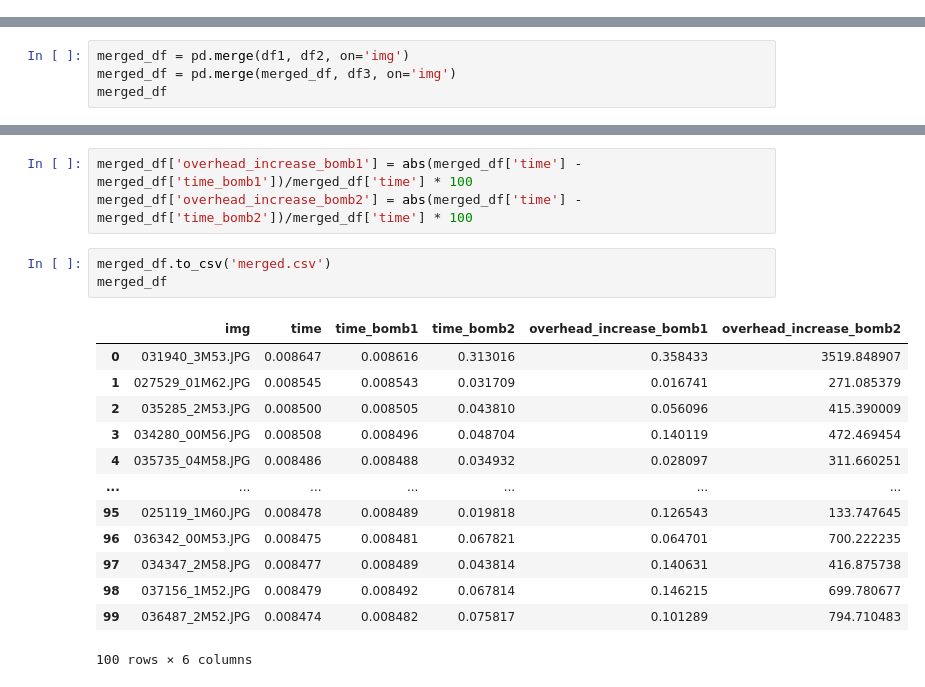
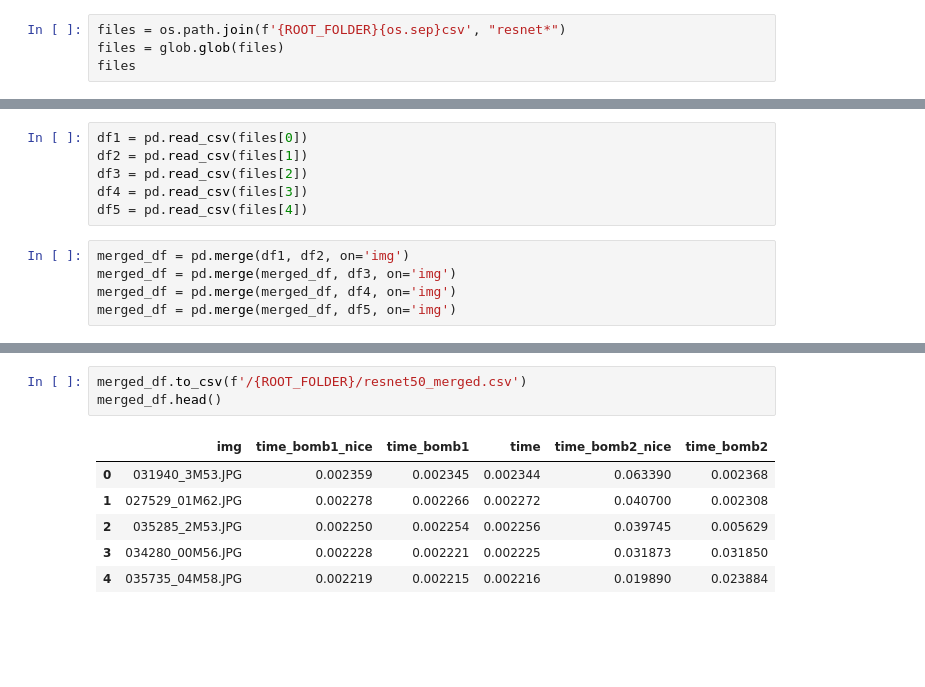
Before and after one commit to MatteoFasulo/Versal-C-Code, a Jupyter notebook: code/notebook.ipynb, the cells around one changed output, grey strips where cells are left out. Saved outputs shown, nothing was run; the diff lists cells and outputs as text; blank space fills up the shorter version.

Commit message:
ResNet50, with nice and without nice

```diff
--- a/code/notebook.ipynb
+++ b/code/notebook.ipynb
@@ -13,0 +108,4 @@ df3 = pd.read_csv(files[2])
+# %%
+files = os.path.join(f'{ROOT_FOLDER}{os.sep}csv', "resnet*")
+files = glob.glob(files)
+files
@@ -14,4 +118,11 @@ df3 = pd.read_csv(files[2])
+# %%
+df1 = pd.read_csv(files[0])
+df2 = pd.read_csv(files[1])
+df3 = pd.read_csv(files[2])
+df4 = pd.read_csv(files[3])
+df5 = pd.read_csv(files[4])
 # %%
 merged_df = pd.merge(df1, df2, on='img')
 merged_df = pd.merge(merged_df, df3, on='img')
-merged_df
+merged_df = pd.merge(merged_df, df4, on='img')
+merged_df = pd.merge(merged_df, df5, on='img')
@@ -32,20 +129,10 @@ merged_df
-# %%
-merged_df['overhead_increase_bomb1'] = abs(merged_df['time'] - merged_df['time_bomb1'])/merged_df['time'] * 100
-merged_df['overhead_increase_bomb2'] = abs(merged_df['time'] - merged_df['time_bomb2'])/merged_df['time'] * 100
 # %%
-merged_df.to_csv('merged.csv')
-merged_df
+merged_df.to_csv(f'/{ROOT_FOLDER}/resnet50_merged.csv')
+merged_df.head()
 # %% [output]
-|  | img | time | time_bomb1 | time_bomb2 | overhead_increase_bomb1 | overhead_increase_bomb2 |
-| 0 | 031940_3M53.JPG | 0.008647 | 0.008616 | 0.313016 | 0.358433 | 3519.848907 |
-| 1 | 027529_01M62.JPG | 0.008545 | 0.008543 | 0.031709 | 0.016741 | 271.085379 |
-| 2 | 035285_2M53.JPG | 0.008500 | 0.008505 | 0.043810 | 0.056096 | 415.390009 |
-| 3 | 034280_00M56.JPG | 0.008508 | 0.008496 | 0.048704 | 0.140119 | 472.469454 |
-| 4 | 035735_04M58.JPG | 0.008486 | 0.008488 | 0.034932 | 0.028097 | 311.660251 |
-| ... | ... | ... | ... | ... | ... | ... |
-| 95 | 025119_1M60.JPG | 0.008478 | 0.008489 | 0.019818 | 0.126543 | 133.747645 |
-| 96 | 036342_00M53.JPG | 0.008475 | 0.008481 | 0.067821 | 0.064701 | 700.222235 |
-| 97 | 034347_2M58.JPG | 0.008477 | 0.008489 | 0.043814 | 0.140631 | 416.875738 |
-| 98 | 037156_1M52.JPG | 0.008479 | 0.008492 | 0.067814 | 0.146215 | 699.780677 |
-| 99 | 036487_2M52.JPG | 0.008474 | 0.008482 | 0.075817 | 0.101289 | 794.710483 |
+|  | img | time_bomb1_nice | time_bomb1 | time | time_bomb2_nice | time_bomb2 |
+| 0 | 031940_3M53.JPG | 0.002359 | 0.002345 | 0.002344 | 0.063390 | 0.002368 |
+| 1 | 027529_01M62.JPG | 0.002278 | 0.002266 | 0.002272 | 0.040700 | 0.002308 |
+| 2 | 035285_2M53.JPG | 0.002250 | 0.002254 | 0.002256 | 0.039745 | 0.005629 |
+| 3 | 034280_00M56.JPG | 0.002228 | 0.002221 | 0.002225 | 0.031873 | 0.031850 |
+| 4 | 035735_04M58.JPG | 0.002219 | 0.002215 | 0.002216 | 0.019890 | 0.023884 |
-100 rows × 6 columns
```
Also changed, not shown: parts of 22 cells of this notebook, 16 other files.
